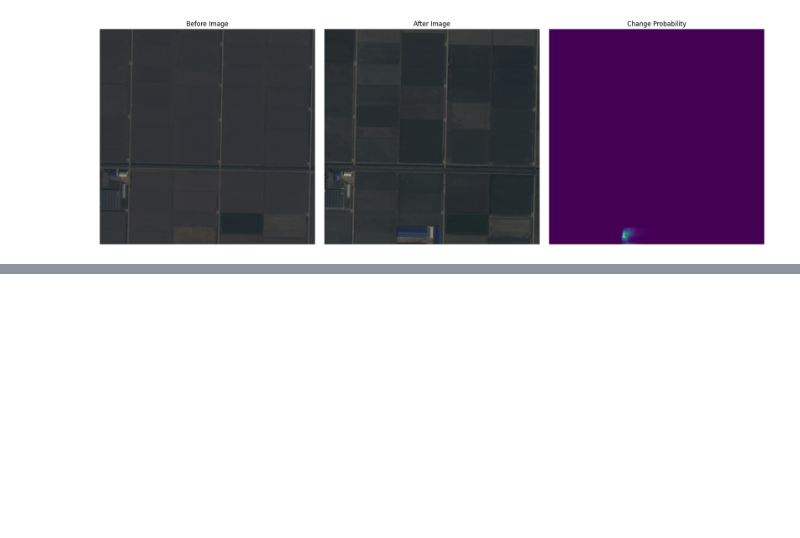
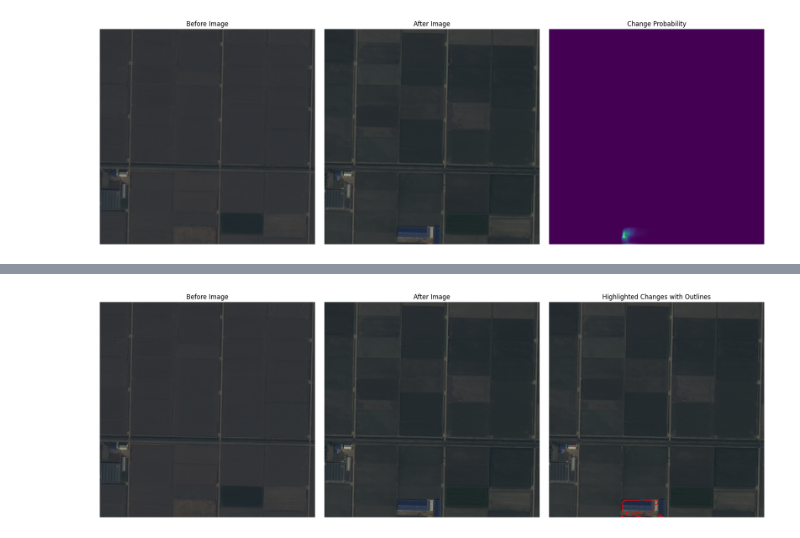
Before and after one commit to aastha0424/H.A.W.K, a Jupyter notebook: change_detection.ipynb, the cells around one changed output, grey strips where cells are left out. Cells and saved outputs as stored; diff of their text form; code cells hidden in the pictures; blank space fills up the shorter version.

```diff
--- a/change_detection.ipynb
+++ b/change_detection.ipynb
@@ -132,8 +128,8 @@ transform = transforms.Compose([
 ])
 
 # Replace these paths with the paths to your own images
-before_image_path = 'C:/codes/Projects/HWAK/before.png'
-after_image_path = 'C:/codes/Projects/HWAK/after.png'
+before_image_path = 'C:/codes/Projects/H.A.W.K/before.png'
+after_image_path = 'C:/codes/Projects/H.A.W.K/after.png'
 
 # Load and preprocess images
 t1_image = transform(load_image(before_image_path)).unsqueeze(0)  # Add batch dimension
@@ -191,0 +292,88 @@ Output shape: torch.Size([1, 1, 512, 512])
+# %%
+import torch
+import matplotlib.pyplot as plt
+import numpy as np
+from PIL import Image
+from torchvision import transforms
+import cv2  # Import OpenCV for contour detection
+
+# Load your own images
+def load_image(image_path):
+    image = Image.open(image_path).convert('RGB')  # Ensure image is in RGB format
+    return image
+
+# Define image transformations
+transform = transforms.Compose([
+    transforms.Resize((1024, 1024)),  # Resize to the input size expected by the model
+    transforms.ToTensor(),           # Convert to tensor
+])
+
+# Replace these paths with the paths to your own images
+before_image_path = 'C:/codes/Projects/H.A.W.K/before.png'
+after_image_path = 'C:/codes/Projects/H.A.W.K/after.png'
+
+# Load and preprocess images
+t1_image = transform(load_image(before_image_path)).unsqueeze(0)  # Add batch dimension--
+t2_image = transform(load_image(after_image_path)).unsqueeze(0)   # Add batch dimension--
+bi_images = torch.cat([t1_image, t2_image], dim=1)  # [b, tc, h, w]--
+
+# Load the model
+model = torch.hub.load('Z-Zheng/Changen', 'changestar_1x96', backbone_name='mitb1',
+               pretrained=True, dataset_name='s2looking', force_reload=True)
+
+# Ensure model and input are on the same device
+device = 'cpu'
+model = model.to(device)
+bi_images = bi_images.to(device)
+
+# Make predictions
+model.eval()  # Set model to evaluation mode
+with torch.no_grad():
+    predictions = model(bi_images)
+    change_prob = predictions['change_prediction']  # [b, 1, h, w]
+
+# Convert tensor to numpy array and squeeze the batch and channel dimensions
+change_prob_np = change_prob.detach().cpu().numpy().squeeze()  # [h, w]
+
+# Threshold the change probability map
+change_mask = (change_prob_np > 0.000007).astype(np.uint8)  # Binary mask
+
+# Detect contours on the change mask
+contours, _ = cv2.findContours(change_mask, cv2.RETR_EXTERNAL, cv2.CHAIN_APPROX_SIMPLE)
+
+# Convert the "after" image to numpy for visualization
+t2_image_np = t2_image.squeeze().permute(1, 2, 0).cpu().numpy()
+
+# Convert the image to uint8 for OpenCV and scale from [0,1] to [0,255]
+t2_image_np_uint8 = (t2_image_np * 255).astype(np.uint8)
+
+# OpenCV expects BGR, so we need to convert from RGB to BGR--
+t2_image_np_bgr = cv2.cvtColor(t2_image_np_uint8, cv2.COLOR_RGB2BGR)
+
+# Draw red contours around the detected changes
+cv2.drawContours(t2_image_np_bgr, contours, -1, (0, 0, 255), thickness=2)  # Red in BGR is (0, 0, 255)
+
+# Convert images from tensor to numpy array for visualization
+t1_image_np = t1_image.squeeze().permute(1, 2, 0).cpu().numpy()  # [h, w, c]
+
+# Plot the original images and outlined change areas
+fig, axes = plt.subplots(1, 3, figsize=(18, 6))
+
+# Before image
+axes[0].imshow(t1_image_np)
+axes[0].set_title('Before Image')
+axes[0].axis('off')
+
+# After image
+axes[1].imshow(t2_image_np)
+axes[1].set_title('After Image')
+axes[1].axis('off')
+
+# Highlighted change areas with red outlines
+axes[2].imshow(cv2.cvtColor(t2_image_np_bgr, cv2.COLOR_BGR2RGB))  # Convert back to RGB for displaying in matplotlib
+axes[2].set_title('Highlighted Changes with Outlines')
+axes[2].axis('off')
+
+plt.tight_layout()
+plt.show()
+# %% [output]
@@ -191,0 +381 @@ Output shape: torch.Size([1, 1, 512, 512])
+[figure, added]
```
Also changed, not shown: parts of 4 cells of this notebook, 4 other files.
